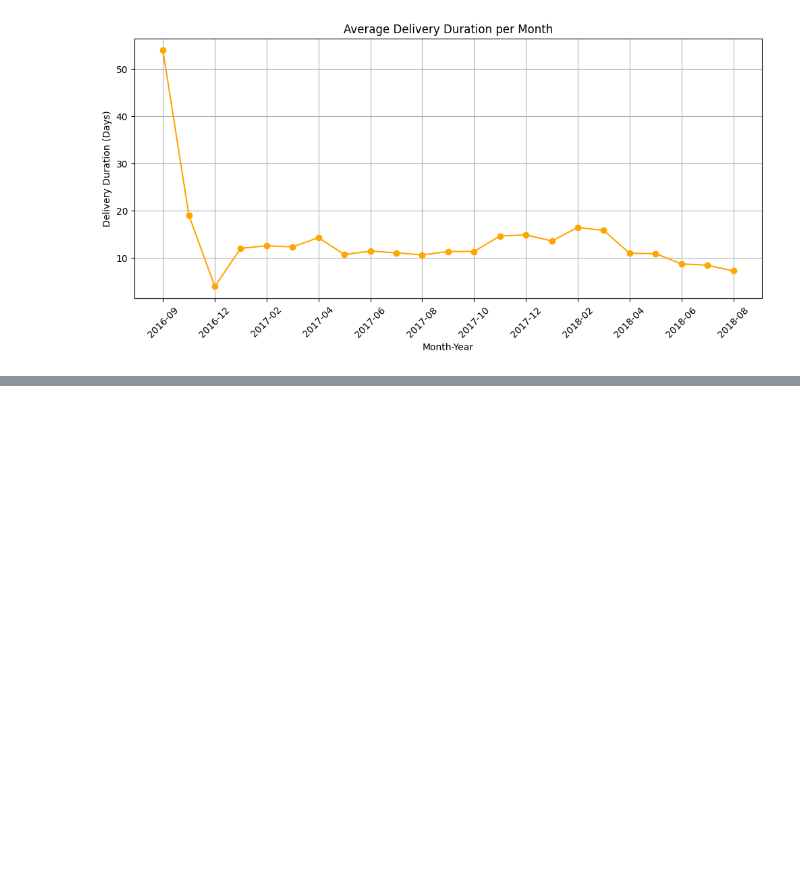
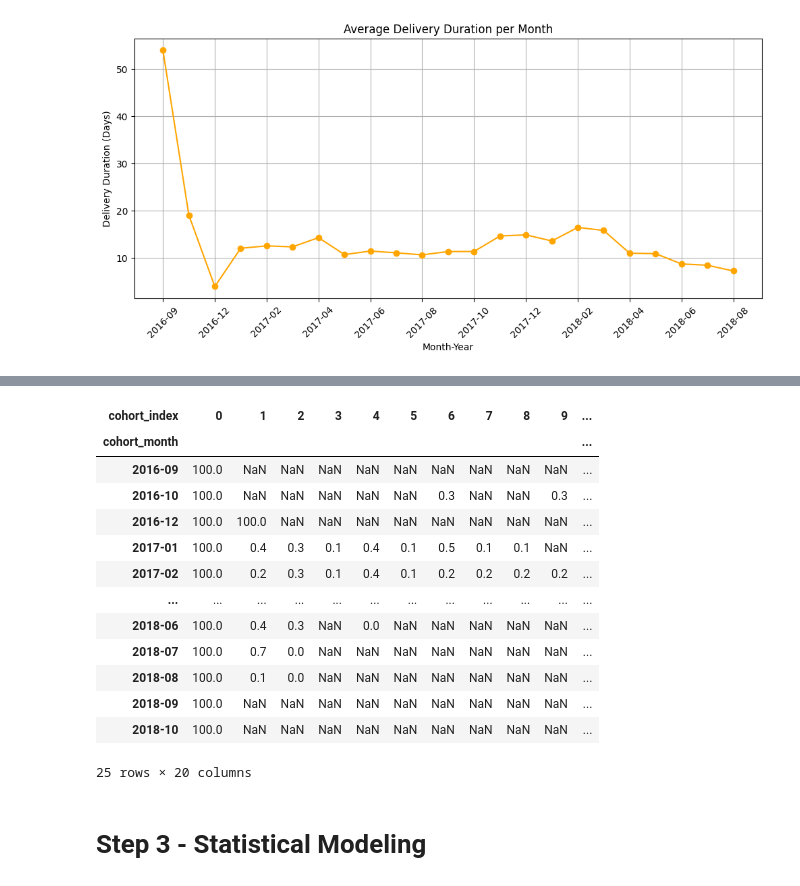
Before and after one commit to athapa2626/Olist-Marketplace-Analytics, a Jupyter notebook: analysis.ipynb, the cells around one changed output, grey strips where cells are left out. Drawn from its saved outputs; the diff is of its cells as text; code cells hidden in the pictures; blank space fills up the shorter version.

```diff
--- a/analysis.ipynb
+++ b/analysis.ipynb
@@ -397,0 +457,8 @@ plt.show()
+# %%
+orders_cohort = orders.merge(
+    customers[['customer_id', 'customer_unique_id']],
+    on='customer_id',
+    how='left'
+)
+
+orders_cohort.head()
@@ -397,0 +517,10 @@ plt.show()
+# %%
+# Count unique customers per cohort and cohort_index
+cohort_counts = (
+    orders_cohort
+    .groupby(['cohort_month', 'cohort_index'])['customer_unique_id']
+    .nunique()
+    .reset_index()
+)
+
+cohort_counts.head()
@@ -397,0 +566,16 @@ plt.show()
+# %%
+cohort_sizes = (
+    cohort_counts[cohort_counts['cohort_index'] == 0]
+    .set_index('cohort_month')['customer_unique_id']
+)
+# %%
+# Add cohort_size column
+cohort_counts['cohort_size'] = cohort_counts['cohort_month'].map(cohort_sizes)
+
+# Calculate retention rate
+cohort_counts['retention_rate'] = (
+    cohort_counts['customer_unique_id'] /
+    cohort_counts['cohort_size']
+)
+
+cohort_counts.head()
@@ -397,0 +589,25 @@ plt.show()
+# %%
+cohort_retention = cohort_counts.pivot(
+    index='cohort_month',
+    columns='cohort_index',
+    values='retention_rate'
+)
+
+(cohort_retention * 100).round(1)
+# %% [output]
+| cohort_index | 0 | 1 | 2 | 3 | 4 | 5 | 6 | 7 | 8 | 9 | ... |
+| cohort_month |  |  |  |  |  |  |  |  |  |  | ... |
+| 2016-09 | 100.0 | NaN | NaN | NaN | NaN | NaN | NaN | NaN | NaN | NaN | ... |
+| 2016-10 | 100.0 | NaN | NaN | NaN | NaN | NaN | 0.3 | NaN | NaN | 0.3 | ... |
+| 2016-12 | 100.0 | 100.0 | NaN | NaN | NaN | NaN | NaN | NaN | NaN | NaN | ... |
+| 2017-01 | 100.0 | 0.4 | 0.3 | 0.1 | 0.4 | 0.1 | 0.5 | 0.1 | 0.1 | NaN | ... |
+| 2017-02 | 100.0 | 0.2 | 0.3 | 0.1 | 0.4 | 0.1 | 0.2 | 0.2 | 0.2 | 0.2 | ... |
+| ... | ... | ... | ... | ... | ... | ... | ... | ... | ... | ... | ... |
+| 2018-06 | 100.0 | 0.4 | 0.3 | NaN | 0.0 | NaN | NaN | NaN | NaN | NaN | ... |
+| 2018-07 | 100.0 | 0.7 | 0.0 | NaN | NaN | NaN | NaN | NaN | NaN | NaN | ... |
+| 2018-08 | 100.0 | 0.1 | 0.0 | NaN | NaN | NaN | NaN | NaN | NaN | NaN | ... |
+| 2018-09 | 100.0 | NaN | NaN | NaN | NaN | NaN | NaN | NaN | NaN | NaN | ... |
+| 2018-10 | 100.0 | NaN | NaN | NaN | NaN | NaN | NaN | NaN | NaN | NaN | ... |
+25 rows × 20 columns
+# %% [markdown]
+# Step 3 - Statistical Modeling
```
Also changed, not shown: parts of 51 cells of this notebook, 4 other files.
